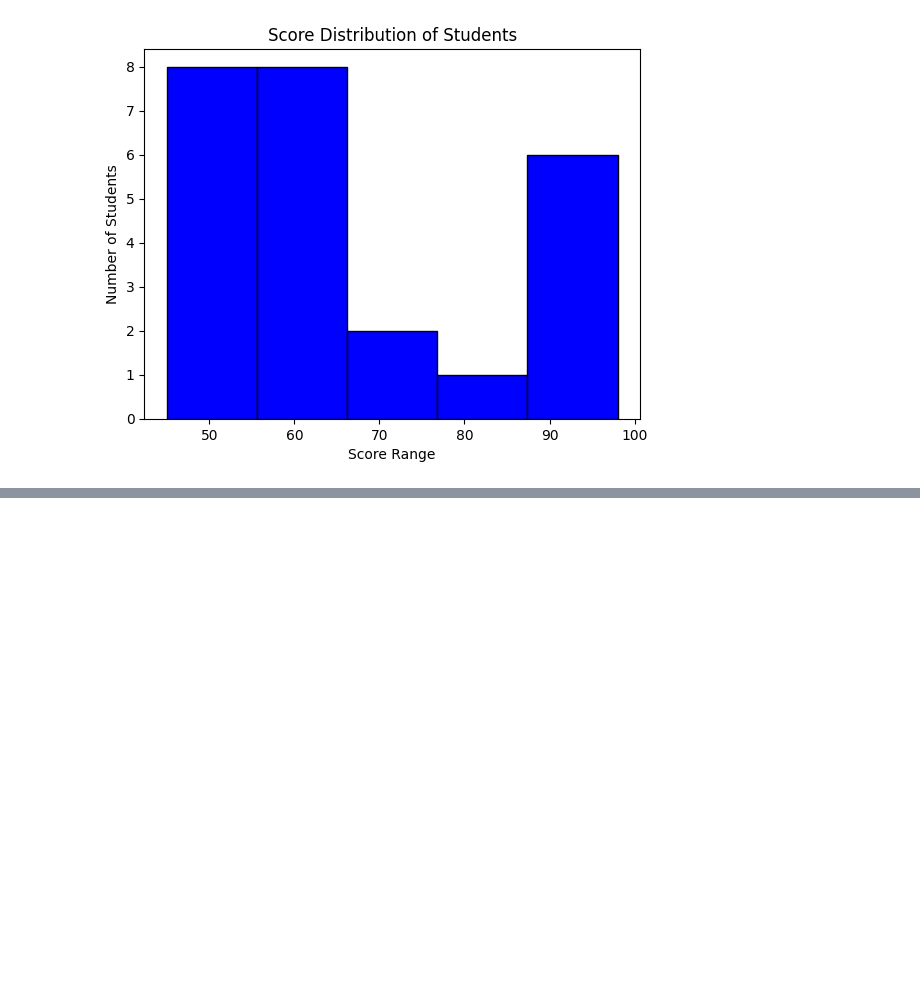
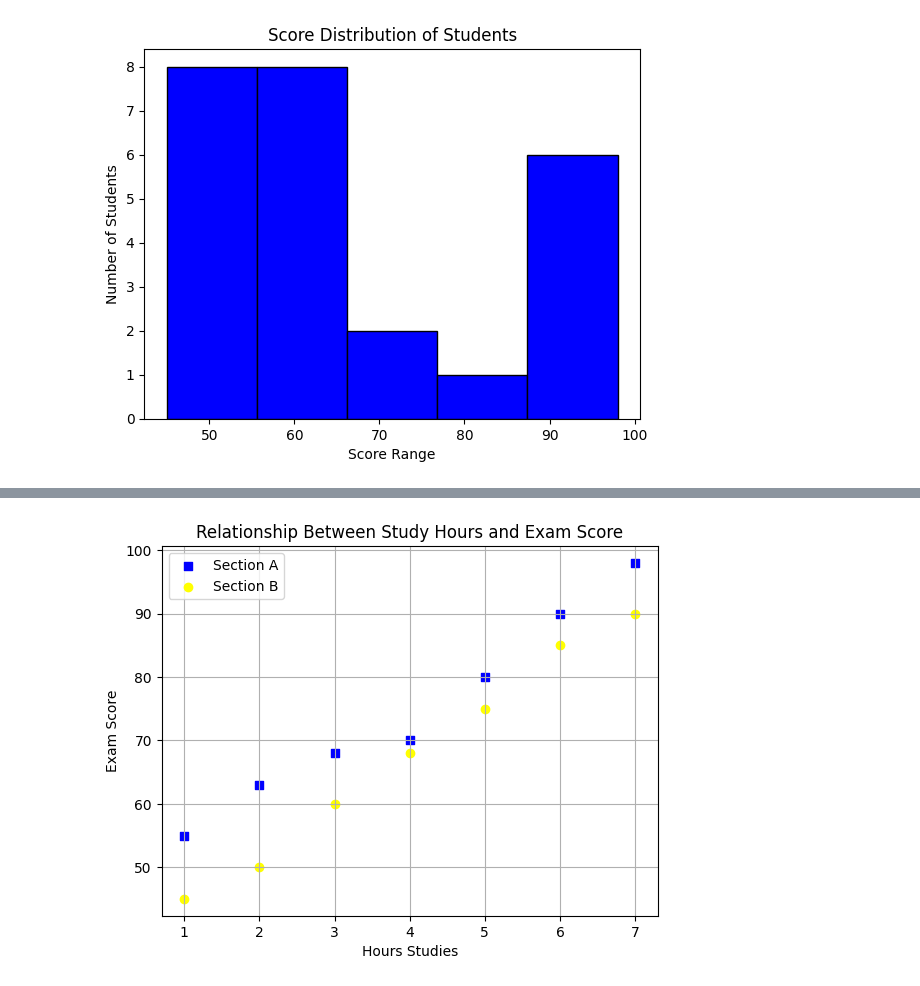
Before and after one commit to chandrahashkumar/OOP, a Jupyter notebook: Matplotlib/01.ipynb, the cells around one changed output, grey strips where cells are left out. Drawn from its saved outputs; the diff is of its cells as text; code cells hidden in the pictures; blank space fills up the shorter version.

```diff
--- a/Matplotlib/01.ipynb
+++ b/Matplotlib/01.ipynb
@@ -85,0 +101,11 @@ plt.show()
+# %%
+plt.scatter([1,2,3,4,5,6,7],[55,63,68,70,80,90,98],color='blue',marker='s',label="Section A")
+plt.scatter([1,2,3,4,5,6,7],[45,50,60,68,75,85,90],color='yellow',marker='o',label="Section B")
+plt.xlabel("Hours Studies")
+plt.ylabel("Exam Score")
+plt.title("Relationship Between Study Hours and Exam Score")
+plt.legend()
+plt.grid()
+plt.show(True)
+# %% [output]
+[figure, added]
```
Also changed, not shown: parts of 4 cells of this notebook.
